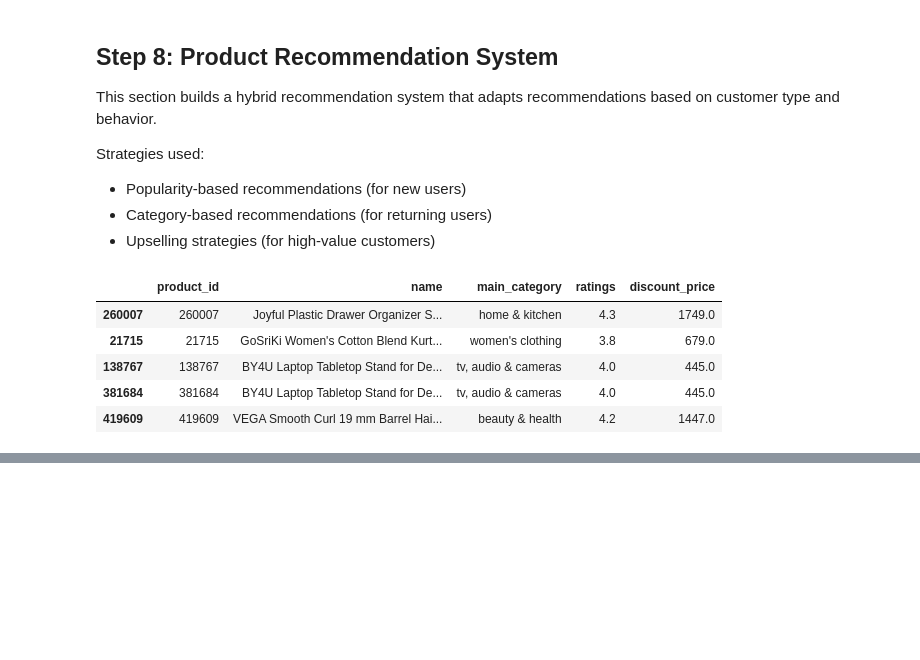
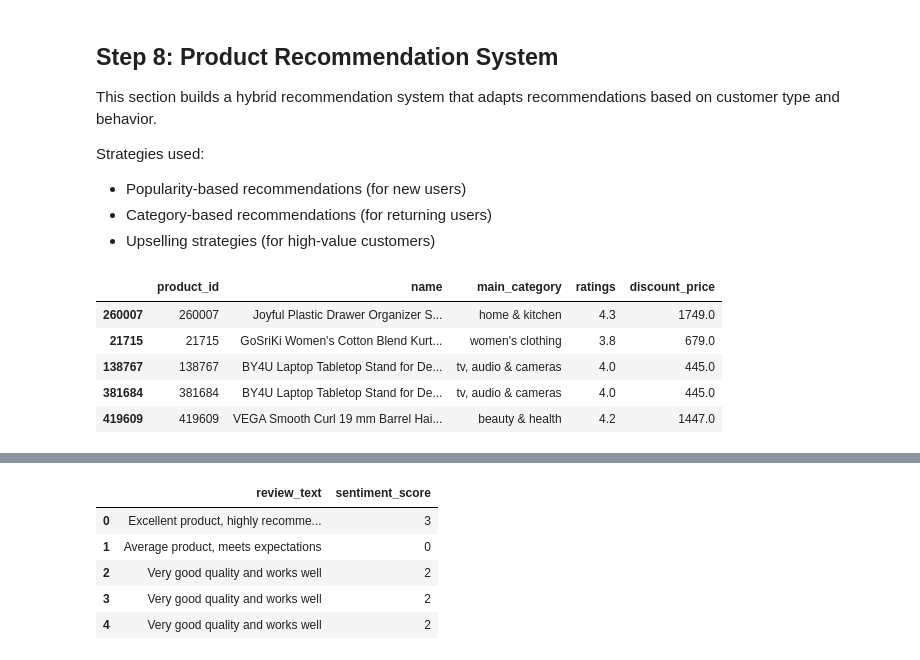
Before and after one commit to shankvarsh/amazon-recommendation-project, a Jupyter notebook: notebook/amazon_recommendation_system.ipynb, the cells around one changed output, grey strips where cells are left out. Drawn from its saved outputs; the diff is of its cells as text; code cells hidden in the pictures; blank space fills up the shorter version.

```diff
--- a/notebook/amazon_recommendation_system.ipynb
+++ b/notebook/amazon_recommendation_system.ipynb
@@ -758,0 +754,29 @@ Future Enhancements:
+# %%
+# Simple sentiment scoring
+def sentiment_score(text):
+    positive_words = ["excellent", "highly", "recommended", "very good", "works well"]
+    negative_words = ["poor", "not", "bad", "worse"]
+
+    score = 0
+    text = text.lower()
+
+    for word in positive_words:
+        if word in text:
+            score += 1
+
+    for word in negative_words:
+        if word in text:
+            score -= 1
+
+    return score
+
+amazon_df["sentiment_score"] = amazon_df["review_text"].apply(sentiment_score)
+
+amazon_df[["review_text", "sentiment_score"]].head()
+# %% [output]
+|  | review_text | sentiment_score |
+| 0 | Excellent product, highly recomme... | 3 |
+| 1 | Average product, meets expectations | 0 |
+| 2 | Very good quality and works well | 2 |
+| 3 | Very good quality and works well | 2 |
+| 4 | Very good quality and works well | 2 |
```
Also changed, not shown: parts of 19 cells of this notebook.
